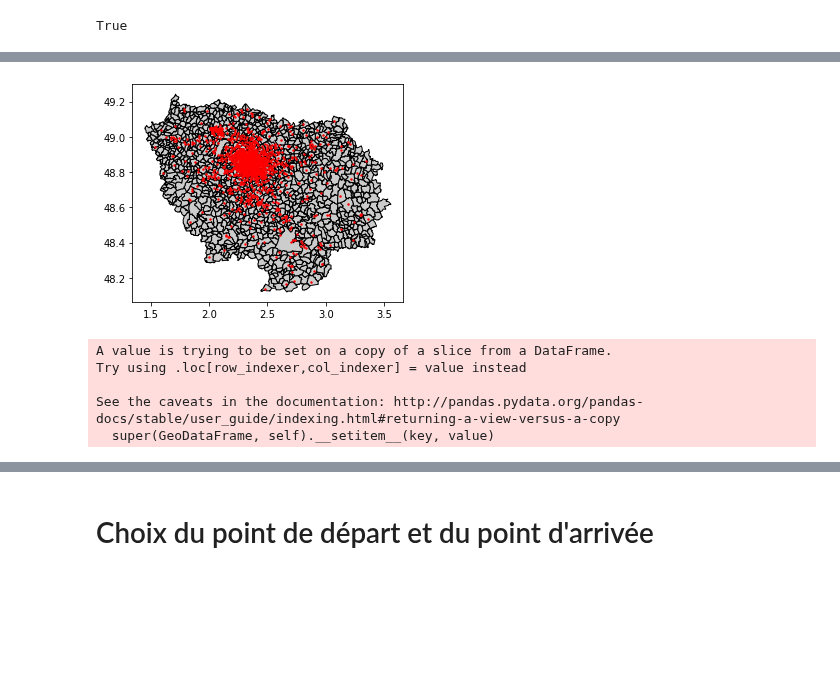
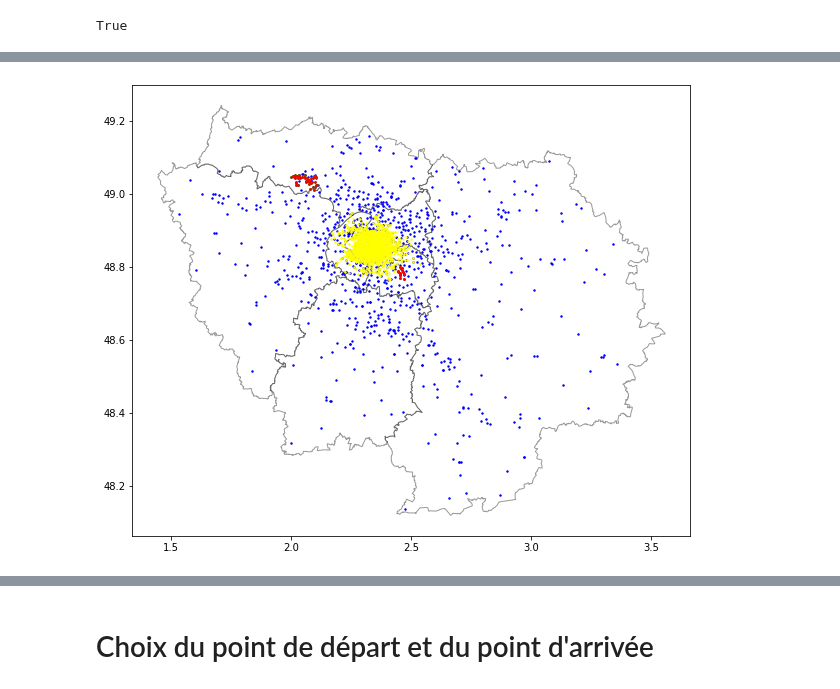
Before and after one commit to ImaneFa/Projet_Python, a Jupyter notebook: Trajet_GPS.ipynb, the cells around one changed output, grey strips where cells are left out. Drawn from its saved outputs; the diff is of its cells as text; code cells hidden in the pictures; blank space fills up the shorter version.

```diff
--- a/Trajet_GPS.ipynb
+++ b/Trajet_GPS.ipynb
@@ -72,14 +136,20 @@ velos2_95 = gpd.read_file('https://smartregionidf.opendatasoft.com/explore/datas
+# %%
+# Selectionner et renommer les colonnes de chaque base
+
+velib = velib[["name","geometry","type", "numbikesavailable"]]
+
+veligo = veligo [["nom","geometry","type","numbikesavailable"]]
+veligo.columns = ['name','geometry',"type","numbikesavailable"]
 # %%
-velib = velib[["name","geometry"]]
+velos2 = velos2 [["name", "geometry","type","available_bikes"]]
+velos2.columns = ['name','geometry',"type","numbikesavailable"]
 
-veligo = veligo [["nom","geometry"]]
-veligo.columns = ['name','geometry']
+cristolib = cristolib [["name", "geometry","type","numbikesavailable"]]
 
-velos2 = velos2 [["name", "geometry"]]
-cristolib = cristolib [["name", "geometry"]]
+velos2_95 = velos2 [["name", "geometry", "type","numbikesavailable"]]
 
-velos2_95 = velos2 [["name", "geometry"]]
-cristolib_95 = cristolib [["name", "geometry"]]
+cristolib_95 = cristolib_95 [["name", "geometry","type","available_bikes"]]
+cristolib_95.columns = ['name','geometry',"type","numbikesavailable"]
 # %%
 velos = pd.concat([veligo, velib, velos2, cristolib, velos2_95, cristolib_95], ignore_index=True)
 # %%
@@ -96,7 +179,19 @@ data_borders['dep'] = data_borders.index.str[:2]
+# %%
+data_borders = communes_borders.set_index('insee')
+data_borders['dep'] = data_borders.index.str[:2]
+departements = gpd.read_file('https://www.data.gouv.fr/fr/datasets/r/ec305e78-f231-4a77-b32c-1e0c4c67615e')
+dpt = departements[departements['code_departement'].isin(['75', '77', '78', '91', '92', '93', '94', '95' ])]
 # %%
-fig, ax = plt.subplots()
-data_borders.loc[data_borders['dep'].isin(['75','77', '78', '91','92','93','94', '95'])].plot(ax=ax, color='0.8', edgecolor='black')
-velos.plot(ax=ax, color='red', markersize=2)
+fig, ax = plt.subplots(figsize = (10,10))
+#data_borders.loc[data_borders['dep'].isin(['75','77', '78', '91','92','93','94', '95'])].plot(ax=ax, color='0.8', edgecolor='black')
+dpt.plot(ax=ax, color = 'white', edgecolor = 'black', alpha = 0.4)
+
+
+velos[velos["type"]=="veligo"].plot(ax=ax, color='blue', markersize=2)
+velos[velos["type"]=="velib"].plot(ax=ax, color='yellow', markersize=2)
+#velos[velos["type"]=="velos2"].plot(ax=ax, color='green', markersize=2)
+velos[velos["type"]=="cristolib"].plot(ax=ax, color='red', markersize=2)
+
 plt.show()
 # %% [output]
-[figure, old version]
+[figure, new version]
@@ -112,17 +197,0 @@ am = amenagements.dropna(subset = ['ad','ag'])
-# %%
-#on simplifie les types de pistes
-conditionlist = [
-                 (am['ad'].isin(['chemin service site propre uni','chemin dedie uni','autre chemin velo uni'])),
-                 (am['ad'].isin(['cheminement trottoir uni','piste trottoir uni'])),
-                 (am['ad'].isin(['piste uni', 'piste bi'])),
-                 (am['ad'].isin(['bande uni', 'bande bi', 'DSC bande'])),
-                 (am['ad'].isin(['voie verte uni'])),
-                 (am['ad'].isin(['voie bus uni']))]
-choicelist = ['voie propre', 'trottoir', 'piste', 'bande', 'voie verte', 'voie bus']
-am['type'] = np.select(conditionlist, choicelist, default = 'Not Specified')
-# %% [output]
-A value is trying to be set on a copy of a slice from a DataFrame.
-Try using .loc[row_indexer,col_indexer] = value instead
-
-See the caveats in the documentation: http://pandas.pydata.org/pandas-docs/stable/user_guide/indexing.html#returning-a-view-versus-a-copy
-  super(GeoDataFrame, self).__setitem__(key, value)
```
Also changed, not shown: parts of 37 cells of this notebook.
